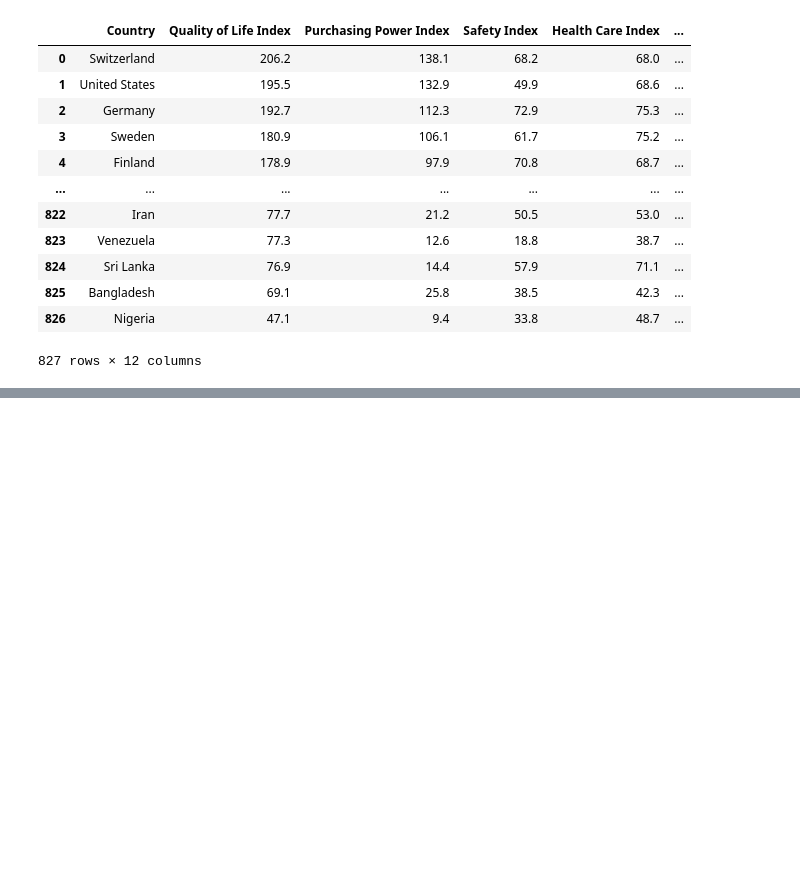
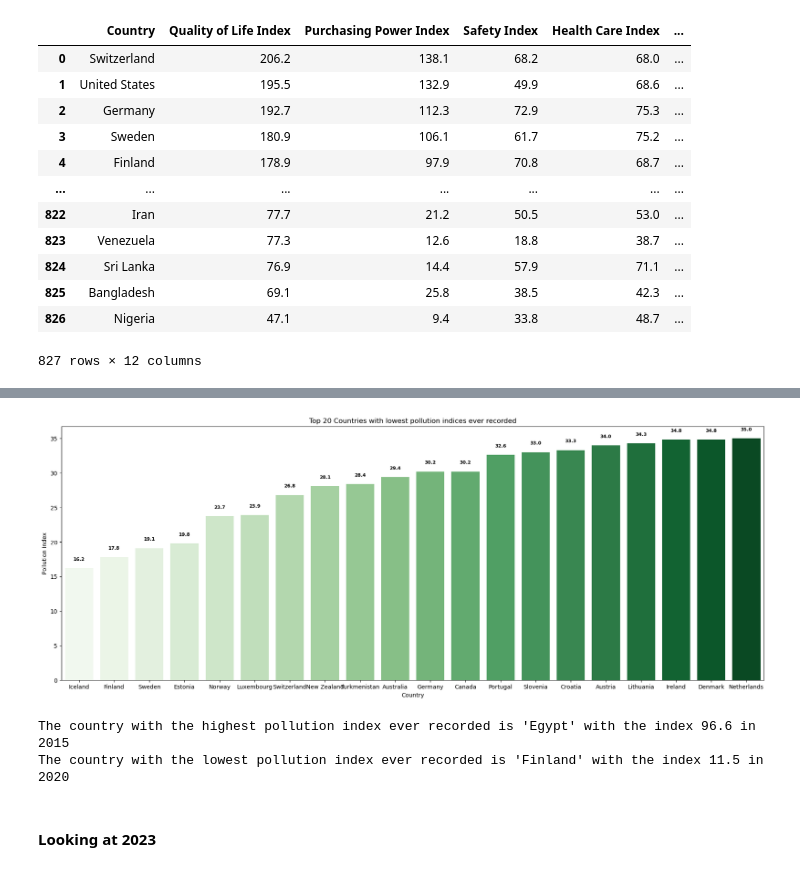
Before and after one commit to sim-cell/DALAS, a Jupyter notebook: analyse/annees_analyse.ipynb, the cells around one changed output, grey strips where cells are left out. Saved outputs shown, nothing was run; the diff lists cells and outputs as text; code cells hidden in the pictures; blank space fills up the shorter version.

```diff
--- a/analyse/annees_analyse.ipynb
+++ b/analyse/annees_analyse.ipynb
@@ -93,0 +197,36 @@ Name: Climate Index, dtype: float64
+# %%
+plt.figure(figsize=(22, 8))
+sns.barplot(x=bottom_20_pollution.index, y=bottom_20_pollution.values, palette='Greens')
+plt.ylabel('Pollution Index')
+plt.xlabel('Country')
+plt.title('Top 20 Countries with lowest pollution indices ever recorded')
+
+for i, v in enumerate(bottom_20_pollution.values):
+    plt.text(i, v + 1, str(v), ha='center', va='bottom', fontsize=8, fontweight='bold')
+
+plt.show()
+# %% [output]
+[figure, added]
+# %%
+max_pollution_by_country = df.groupby('Country')['Pollution Index'].max()
+
+most_polluted_country = max_pollution_by_country.idxmax()
+
+most_polluted_country_data = df[df['Country'] == most_polluted_country]
+max_pollution_index = most_polluted_country_data['Pollution Index'].max()
+year_of_max_pollution = most_polluted_country_data[most_polluted_country_data['Pollution Index'] == max_pollution_index]['Year'].iloc[0]
+
+min_pollution_by_country = df.groupby('Country')['Pollution Index'].min()
+least_polluted_country = min_pollution_by_country.idxmin()
+least_polluted_country_data = df[df['Country'] == least_polluted_country]
+min_pollution_index = least_polluted_country_data['Pollution Index'].min()
+year_of_min_pollution = least_polluted_country_data[least_polluted_country_data['Pollution Index'] == min_pollution_index]['Year'].iloc[0]
+
+
+print(f"The country with the highest pollution index ever recorded is '{most_polluted_country}' with the index {max_pollution_index} in {year_of_max_pollution}")
+print(f"The country with the lowest pollution index ever recorded is '{least_polluted_country}' with the index {min_pollution_index} in {year_of_min_pollution}")
+# %% [output]
+The country with the highest pollution index ever recorded is 'Egypt' with the index 96.6 in 2015
+The country with the lowest pollution index ever recorded is 'Finland' with the index 11.5 in 2020
+# %% [markdown]
+#### Looking at 2023
```
Also changed, not shown: parts of 18 cells of this notebook.
